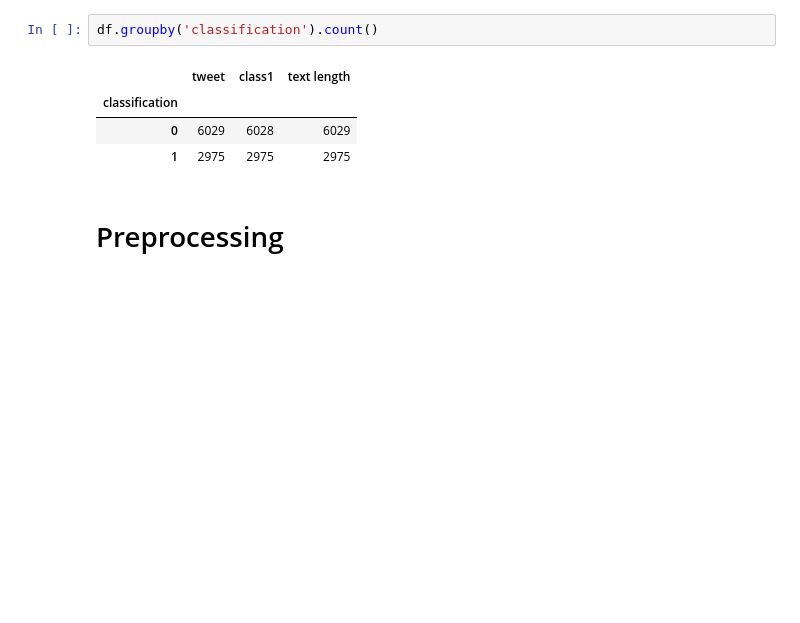
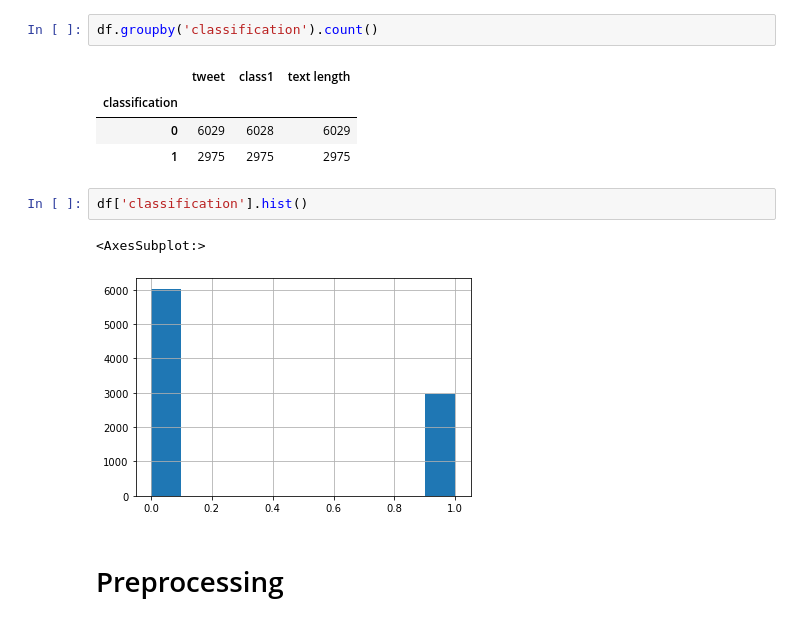
Before and after one commit to SexyRaxy/Software-Projekt, a Jupyter notebook: FINALFINALFINAL.ipynb, the cells around one changed output. Saved outputs shown, nothing was run; the diff lists cells and outputs as text; blank space fills up the shorter version.

```diff
--- a/FINALFINALFINAL.ipynb
+++ b/FINALFINALFINAL.ipynb
@@ -65,6 +73,11 @@ df.groupby('classification').count()
 | classification |  |  |  |
 | 0 | 6029 | 6028 | 6029 |
 | 1 | 2975 | 2975 | 2975 |
+# %%
+df['classification'].hist()
+# %% [output]
+<AxesSubplot:>
+[figure, added]
 # %% [markdown]
 # Preprocessing
 # %%
```
Also changed, not shown: parts of 84 cells of this notebook.
